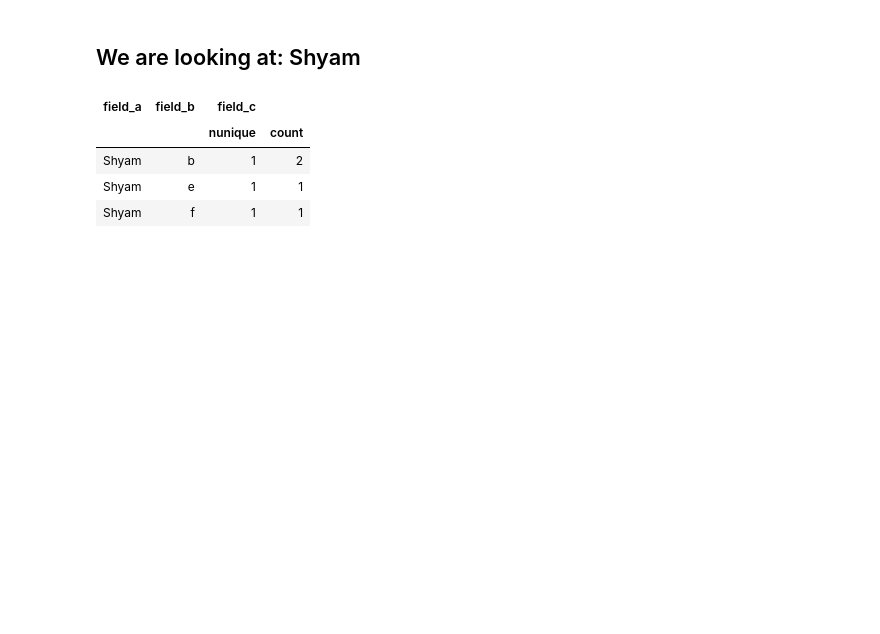
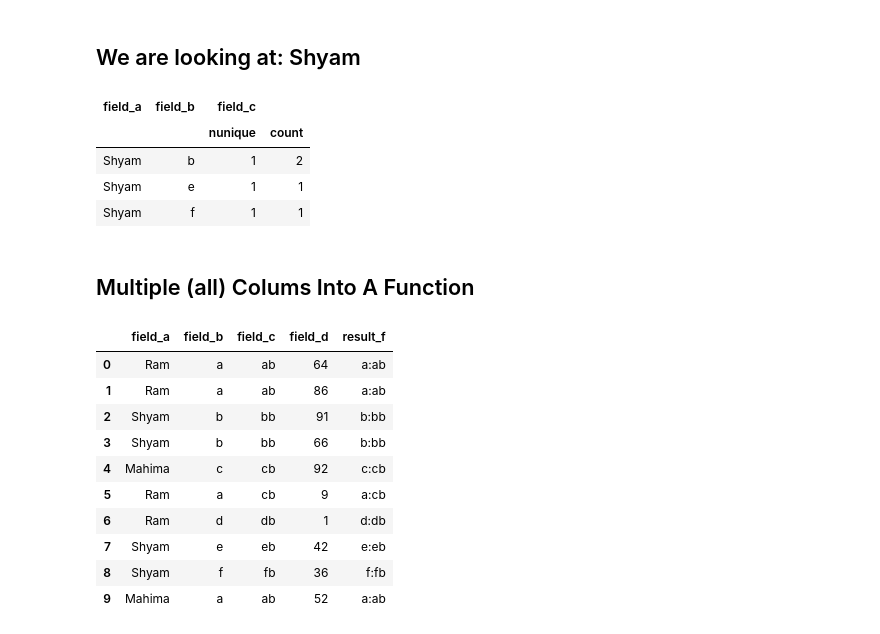
Before and after one commit to zwotzie/googlecolaboratory, a Jupyter notebook: pandas_multi.ipynb, the cells around one changed output. Drawn from its saved outputs; the diff is of its cells as text; code cells hidden in the pictures; blank space fills up the shorter version.

```diff
--- a/pandas_multi.ipynb
+++ b/pandas_multi.ipynb
@@ -3,17 +3,18 @@
 # %%
 import pandas as pd
 import numpy as np
+import random
 import matplotlib.pyplot as plt
 from IPython.display import display_markdown
 
-from tqdm import tqdm_notebook as tqdm
-tqdm().pandas()
+#from tqdm import tqdm_notebook as tqdm
+#tqdm().pandas()
 
 # https://pandas.pydata.org/pandas-docs/stable/reference/api/pandas.set_option.html
-pd.set_option('display.max_columns', None)
+#pd.set_option('display.max_columns', None)
 # pd.options.display.max_columns = None
-pd.set_option('display.max_rows', None)
-pd.options.display.float_format = '{:.2f}%'.format
+#pd.set_option('display.max_rows', None)
+#pd.options.display.float_format = '{:.2f}%'.format
 
 print("Pandas Version: ", pd.__version__)
 print("Numpy Verion:   ", np.__version__)
@@ -114,3 +113,23 @@ for domain in sorted(df.field_a.unique()):
 | Shyam | b | 1 | 2 |
 | Shyam | e | 1 | 1 |
 | Shyam | f | 1 | 1 |
+# %% [markdown]
+## Multiple (all) Colums Into A Function
+# %%
+def f(x):
+  return x['field_b'] + ":" + x['field_c']
+
+df['result_f'] = df.apply(f, axis=1)
+df
+# %% [output]
+|  | field_a | field_b | field_c | field_d | result_f |
+| 0 | Ram | a | ab | 64 | a:ab |
+| 1 | Ram | a | ab | 86 | a:ab |
+| 2 | Shyam | b | bb | 91 | b:bb |
+| 3 | Shyam | b | bb | 66 | b:bb |
+| 4 | Mahima | c | cb | 92 | c:cb |
+| 5 | Ram | a | cb | 9 | a:cb |
+| 6 | Ram | d | db | 1 | d:db |
+| 7 | Shyam | e | eb | 42 | e:eb |
+| 8 | Shyam | f | fb | 36 | f:fb |
+| 9 | Mahima | a | ab | 52 | a:ab |
```
Also changed, not shown: parts of 5 cells of this notebook.
